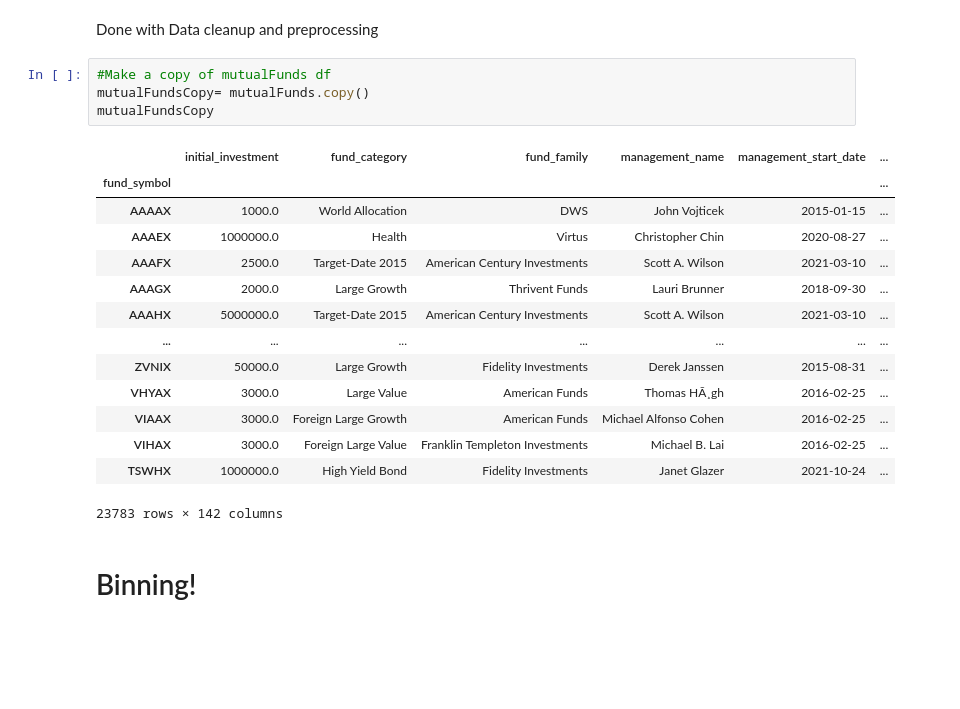
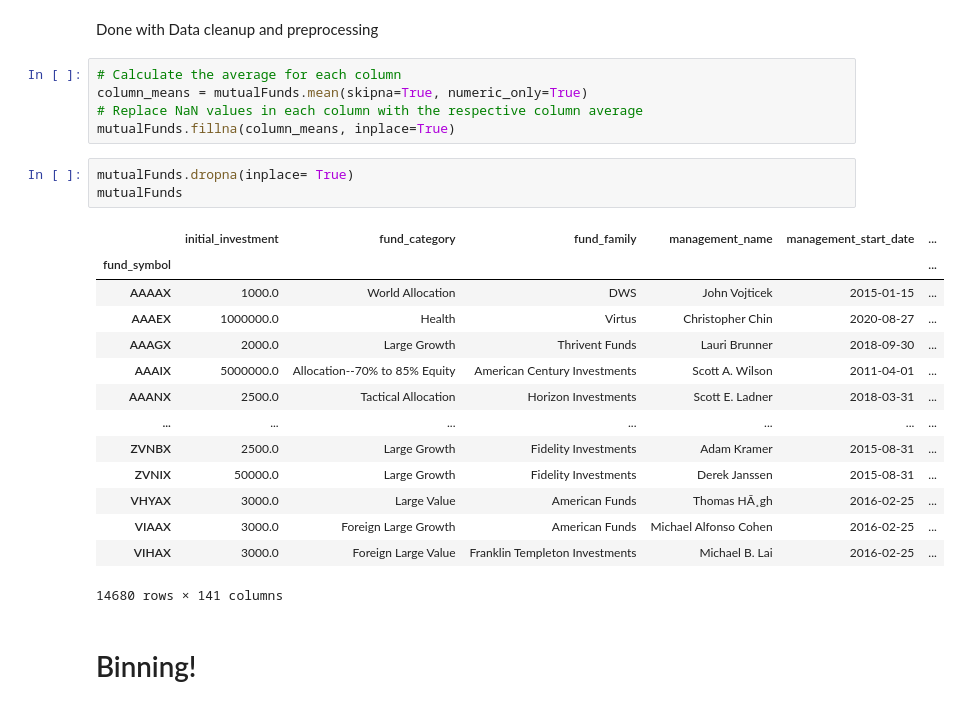
Before and after one commit to TRegan5/Project_4, a Jupyter notebook: daily_etfs.ipynb, the cells around one changed output. Cells and saved outputs as stored; diff of their text form; blank space fills up the shorter version.

Commit message:
initial binning

```diff
--- a/daily_etfs.ipynb
+++ b/daily_etfs.ipynb
@@ -294,24 +292,28 @@ esg_peer_group       86
 dtype: int64
 # %% [markdown]
 Done with Data cleanup and preprocessing
-# %%
-#Make a copy of mutualFunds df
-mutualFundsCopy= mutualFunds.copy()
-mutualFundsCopy
-# %% [output]
-|  | initial_investment | fund_category | fund_family | management_name | management_start_date | ... |
-| fund_symbol |  |  |  |  |  | ... |
-| AAAAX | 1000.0 | World Allocation | DWS | John Vojticek | 2015-01-15 | ... |
-| AAAEX | 1000000.0 | Health | Virtus | Christopher Chin | 2020-08-27 | ... |
-| AAAFX | 2500.0 | Target-Date 2015 | American Century Investments | Scott A. Wilson | 2021-03-10 | ... |
-| AAAGX | 2000.0 | Large Growth | Thrivent Funds | Lauri Brunner | 2018-09-30 | ... |
-| AAAHX | 5000000.0 | Target-Date 2015 | American Century Investments | Scott A. Wilson | 2021-03-10 | ... |
-| ... | ... | ... | ... | ... | ... | ... |
-| ZVNIX | 50000.0 | Large Growth | Fidelity Investments | Derek Janssen | 2015-08-31 | ... |
-| VHYAX | 3000.0 | Large Value | American Funds | Thomas HÃ¸gh | 2016-02-25 | ... |
-| VIAAX | 3000.0 | Foreign Large Growth | American Funds | Michael Alfonso Cohen | 2016-02-25 | ... |
-| VIHAX | 3000.0 | Foreign Large Value | Franklin Templeton Investments | Michael B. Lai | 2016-02-25 | ... |
-| TSWHX | 1000000.0 | High Yield Bond | Fidelity Investments | Janet Glazer | 2021-10-24 | ... |
-23783 rows × 142 columns
+# %%
+# Calculate the average for each column
+column_means = mutualFunds.mean(skipna=True, numeric_only=True)
+# Replace NaN values in each column with the respective column average
+mutualFunds.fillna(column_means, inplace=True)
+# %%
+mutualFunds.dropna(inplace= True)
+mutualFunds
+# %% [output]
+|  | initial_investment | fund_category | fund_family | management_name | management_start_date | ... |
+| fund_symbol |  |  |  |  |  | ... |
+| AAAAX | 1000.0 | World Allocation | DWS | John Vojticek | 2015-01-15 | ... |
+| AAAEX | 1000000.0 | Health | Virtus | Christopher Chin | 2020-08-27 | ... |
+| AAAGX | 2000.0 | Large Growth | Thrivent Funds | Lauri Brunner | 2018-09-30 | ... |
+| AAAIX | 5000000.0 | Allocation--70% to 85% Equity | American Century Investments | Scott A. Wilson | 2011-04-01 | ... |
+| AAANX | 2500.0 | Tactical Allocation | Horizon Investments | Scott E. Ladner | 2018-03-31 | ... |
+| ... | ... | ... | ... | ... | ... | ... |
+| ZVNBX | 2500.0 | Large Growth | Fidelity Investments | Adam Kramer | 2015-08-31 | ... |
+| ZVNIX | 50000.0 | Large Growth | Fidelity Investments | Derek Janssen | 2015-08-31 | ... |
+| VHYAX | 3000.0 | Large Value | American Funds | Thomas HÃ¸gh | 2016-02-25 | ... |
+| VIAAX | 3000.0 | Foreign Large Growth | American Funds | Michael Alfonso Cohen | 2016-02-25 | ... |
+| VIHAX | 3000.0 | Foreign Large Value | Franklin Templeton Investments | Michael B. Lai | 2016-02-25 | ... |
+14680 rows × 141 columns
 # %% [markdown]
 # Binning!
```
Also changed, not shown: parts of 7 cells of this notebook.
